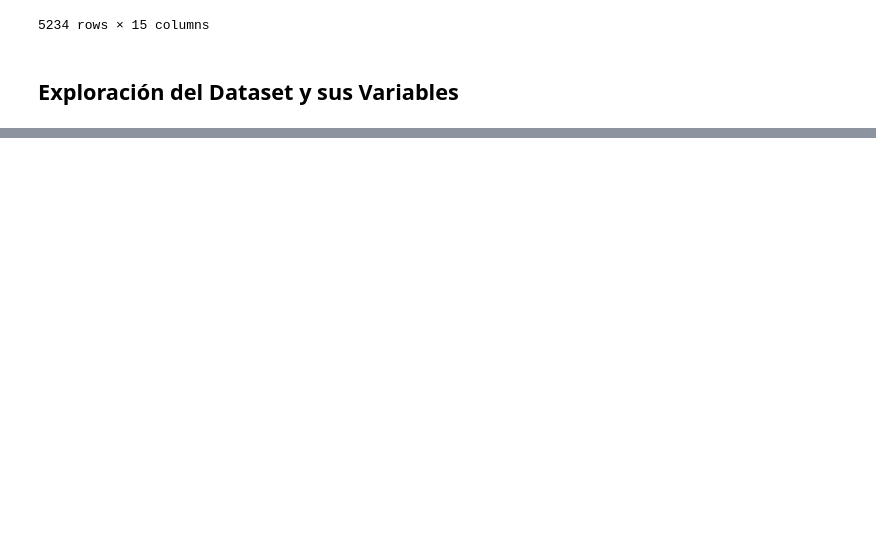
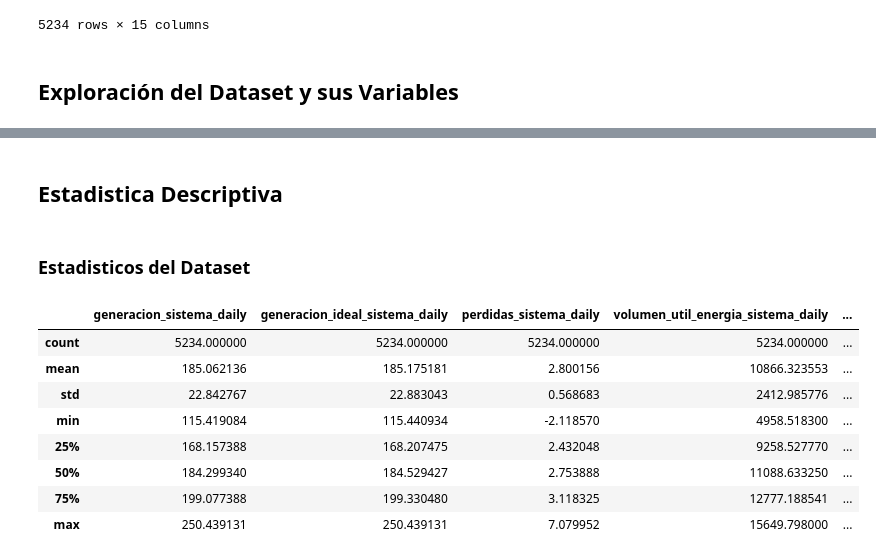
Before and after one commit to sistema-electrico-colombia/transform-EDA, a Jupyter notebook: exploratory_data_analysis.ipynb, the cells around one changed output, grey strips where cells are left out. Saved outputs shown, nothing was run; the diff lists cells and outputs as text; code cells hidden in the pictures; blank space fills up the shorter version.

```diff
--- a/exploratory_data_analysis.ipynb
+++ b/exploratory_data_analysis.ipynb
@@ -159 +151,17 @@ df_sistema_electrico_converted
+# %% [markdown]
+## Estadistica Descriptiva
+# %% [markdown]
+### Estadisticos del Dataset
+# %%
+df_sistema_electrico_converted.describe()
+# %% [output]
+|  | generacion_sistema_daily | generacion_ideal_sistema_daily | perdidas_sistema_daily | volumen_util_energia_sistema_daily | ... |
+| count | 5234.000000 | 5234.000000 | 5234.000000 | 5234.000000 | ... |
+| mean | 185.062136 | 185.175181 | 2.800156 | 10866.323553 | ... |
+| std | 22.842767 | 22.883043 | 0.568683 | 2412.985776 | ... |
+| min | 115.419084 | 115.440934 | -2.118570 | 4958.518300 | ... |
+| 25% | 168.157388 | 168.207475 | 2.432048 | 9258.527770 | ... |
+| 50% | 184.299340 | 184.529427 | 2.753888 | 11088.633250 | ... |
+| 75% | 199.077388 | 199.330480 | 3.118325 | 12777.188541 | ... |
+| max | 250.439131 | 250.439131 | 7.079952 | 15649.798000 | ... |
 # %% [markdown]
```
Also changed, not shown: parts of 15 cells of this notebook.
